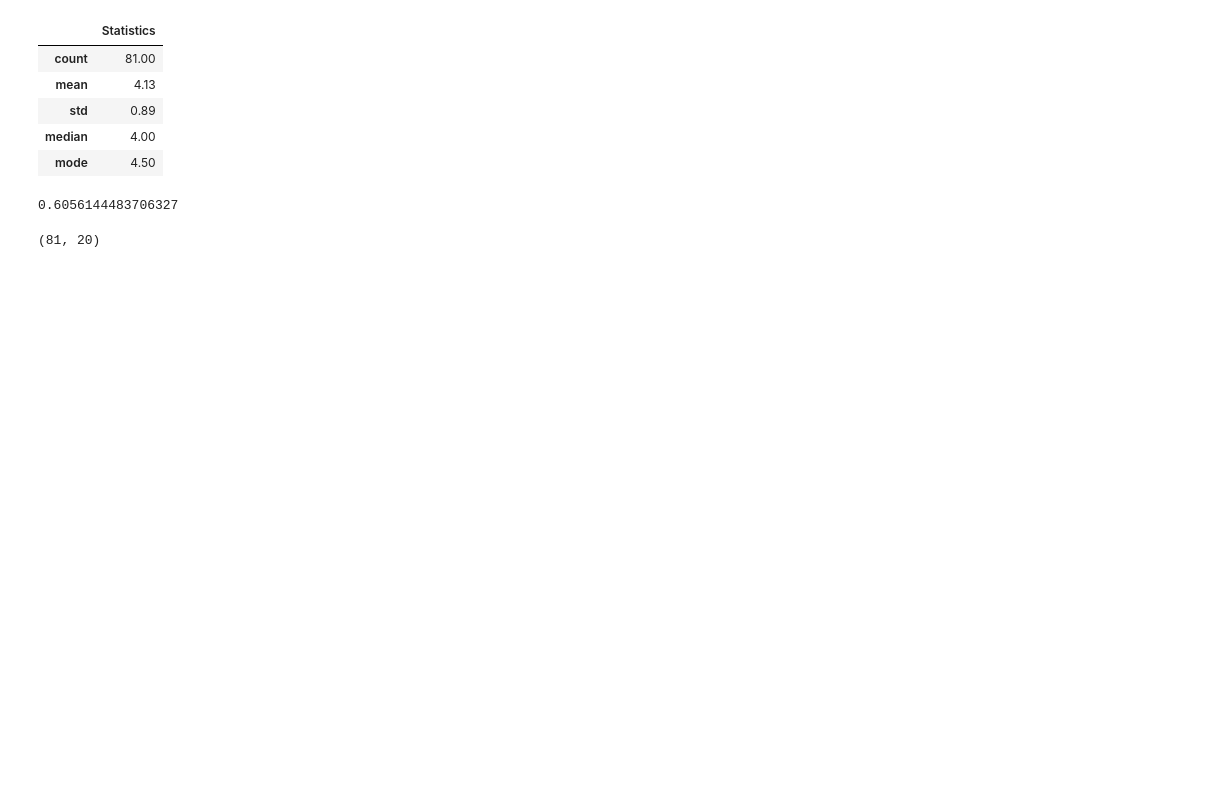
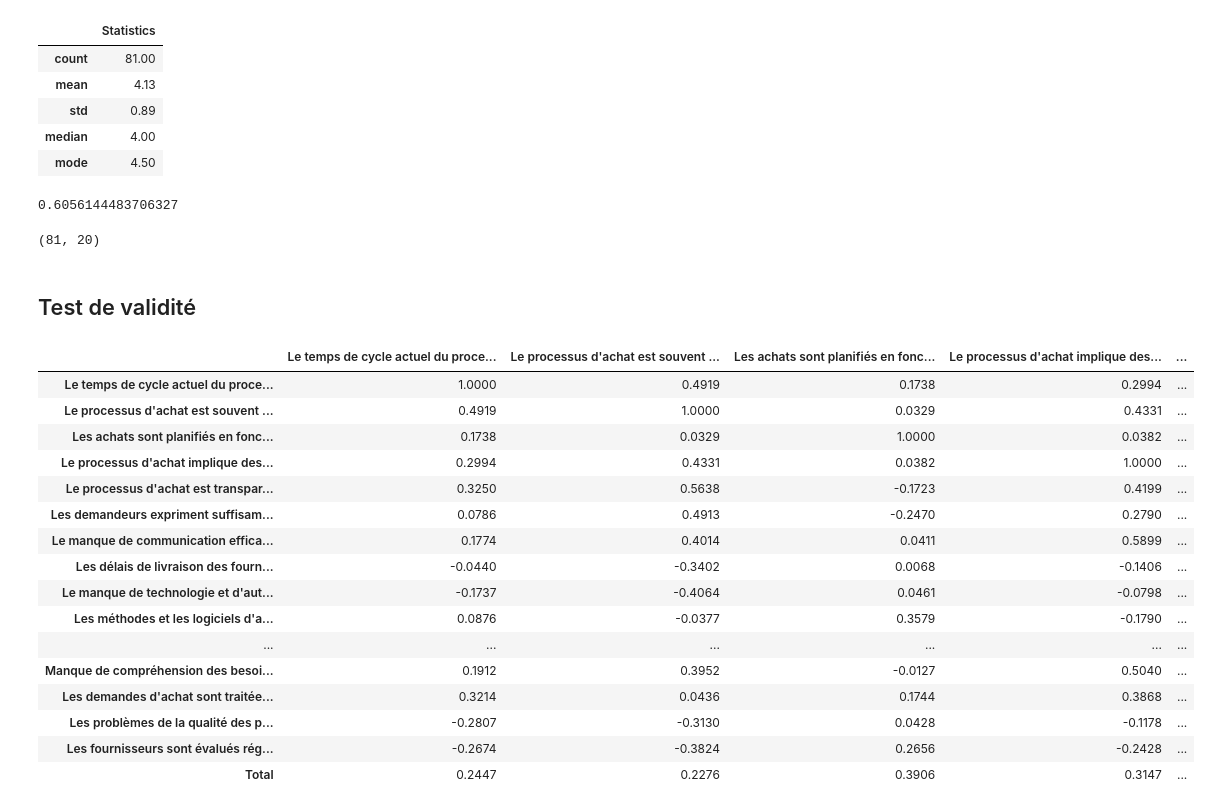
Before and after one commit to yahiro12345/Achraf, a Jupyter notebook: analyse_2.ipynb, the cells around one changed output. Cells and saved outputs as stored; diff of their text form; code cells hidden in the pictures; blank space fills up the shorter version.

```diff
--- a/analyse_2.ipynb
+++ b/analyse_2.ipynb
@@ -594,3 +594,9 @@ alpha
 df.shape
 # %% [output]
 (81, 20)
+# %% [markdown]
+## Test de validité
+# %%
+df_2  = df.iloc[:,1:-1].replace(mapping_dict)
+# %%
+df_2["Total"] = df_2.sum(axis=1)
@@ -596,0 +605,22 @@ df.shape
+# %%
+pd.options.display.float_format = "{:,.4f}".format
+# %%
+df_2.corr()
+# %% [output]
+|  | Le temps de cycle actuel du proce... | Le processus d'achat est souvent ... | Les achats sont planifiés en fonc... | Le processus d'achat implique des... | ... |
+| Le temps de cycle actuel du proce... | 1.0000 | 0.4919 | 0.1738 | 0.2994 | ... |
+| Le processus d'achat est souvent ... | 0.4919 | 1.0000 | 0.0329 | 0.4331 | ... |
+| Les achats sont planifiés en fonc... | 0.1738 | 0.0329 | 1.0000 | 0.0382 | ... |
+| Le processus d'achat implique des... | 0.2994 | 0.4331 | 0.0382 | 1.0000 | ... |
+| Le processus d'achat est transpar... | 0.3250 | 0.5638 | -0.1723 | 0.4199 | ... |
+| Les demandeurs expriment suffisam... | 0.0786 | 0.4913 | -0.2470 | 0.2790 | ... |
+| Le manque de communication effica... | 0.1774 | 0.4014 | 0.0411 | 0.5899 | ... |
+| Les délais de livraison des fourn... | -0.0440 | -0.3402 | 0.0068 | -0.1406 | ... |
+| Le manque de technologie et d'aut... | -0.1737 | -0.4064 | 0.0461 | -0.0798 | ... |
+| Les méthodes et les logiciels d'a... | 0.0876 | -0.0377 | 0.3579 | -0.1790 | ... |
+| ... | ... | ... | ... | ... | ... |
+| Manque de compréhension des besoi... | 0.1912 | 0.3952 | -0.0127 | 0.5040 | ... |
+| Les demandes d'achat sont traitée... | 0.3214 | 0.0436 | 0.1744 | 0.3868 | ... |
+| Les problèmes de la qualité des p... | -0.2807 | -0.3130 | 0.0428 | -0.1178 | ... |
+| Les fournisseurs sont évalués rég... | -0.2674 | -0.3824 | 0.2656 | -0.2428 | ... |
+| Total | 0.2447 | 0.2276 | 0.3906 | 0.3147 | ... |
```
Also changed, not shown: parts of 8 cells of this notebook, 1 other file.
